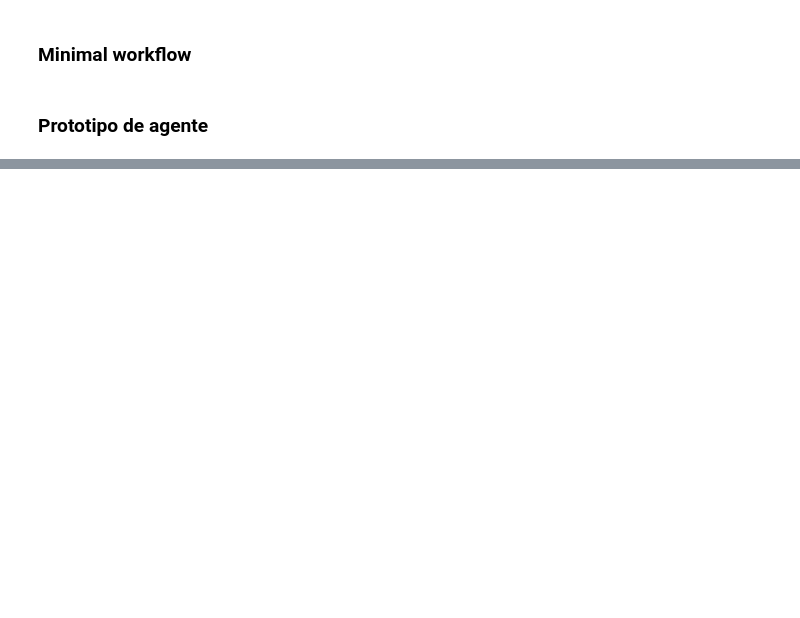
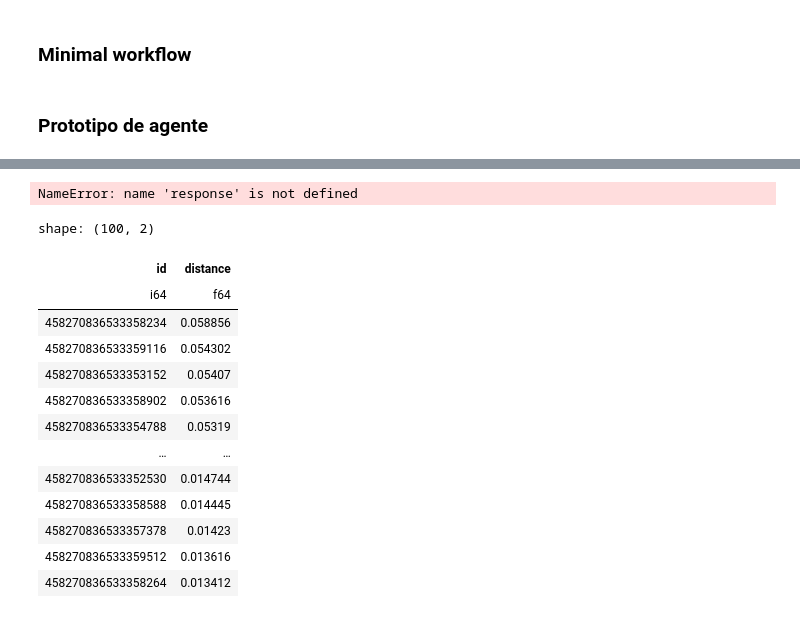
Before and after one commit to luismgper/paper-analytics, a Jupyter notebook: notebooks/agents.ipynb, the cells around one changed output, grey strips where cells are left out. Drawn from its saved outputs; the diff is of its cells as text; code cells hidden in the pictures; blank space fills up the shorter version.

```diff
--- a/notebooks/agents.ipynb
+++ b/notebooks/agents.ipynb
@@ -1113,0 +1403,21 @@ except Exception:
+# %%
+print(response["messages"][-1].content.partition('</think>\n\n')[2])
+# %% [output]
+NameError: name 'response' is not defined
+# %%
+df.select("id", "distance").head(100)
+# %% [output]
+shape: (100, 2)
+| id | distance |
+| i64 | f64 |
+| 458270836533358234 | 0.058856 |
+| 458270836533359116 | 0.054302 |
+| 458270836533353152 | 0.05407 |
+| 458270836533358902 | 0.053616 |
+| 458270836533354788 | 0.05319 |
+| … | … |
+| 458270836533352530 | 0.014744 |
+| 458270836533358588 | 0.014445 |
+| 458270836533357378 | 0.01423 |
+| 458270836533359512 | 0.013616 |
+| 458270836533358264 | 0.013412 |
```
Also changed, not shown: parts of 30 cells of this notebook, 4 other files.
